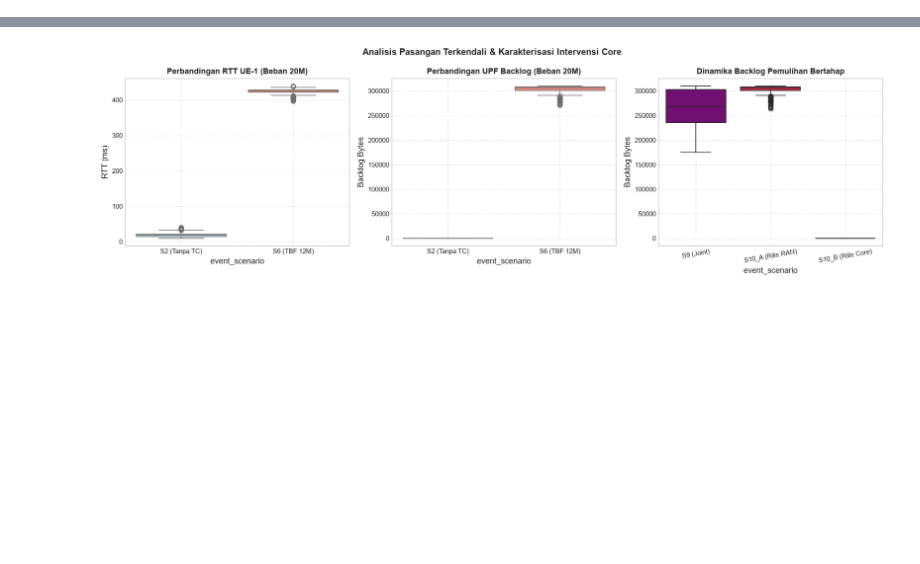
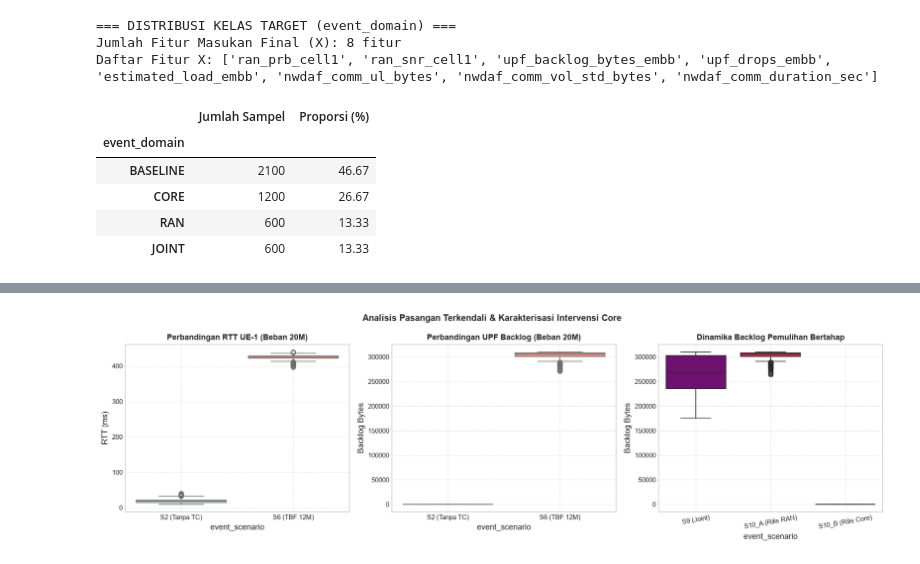
Before and after one commit to IdhulRahman/Thesis, a Jupyter notebook: experiments/01_telemetry_eda.ipynb, the cells around one changed output, grey strips where cells are left out. Saved outputs shown, nothing was run; the diff lists cells and outputs as text; code cells hidden in the pictures; blank space fills up the shorter version.

```diff
--- a/experiments/01_telemetry_eda.ipynb
+++ b/experiments/01_telemetry_eda.ipynb
@@ -202,0 +174,37 @@ Sesuai arahan pengamat, kita tidak boleh menyambungkan batas run seolah-olah ter
+# %%
+# 1. Rekayasa fitur turunan
+df['upf_backlog_kb'] = df['upf_backlog_bytes_embb'] / 1024.0
+df['ran_prb_pct'] = df['ran_prb_cell1'].clip(0.0, 100.0)
+
+# 2. Pemetaan distribusi kelas target domain
+target_dist = df['event_domain'].value_counts()
+target_pct = df['event_domain'].value_counts(normalize=True) * 100.0
+df_class_dist = pd.DataFrame({
+    'Jumlah Sampel': target_dist,
+    'Proporsi (%)': target_pct.round(2)
+})
+print('=== DISTRIBUSI KELAS TARGET (event_domain) ===')
+display(df_class_dist)
+
+# 3. Demarkasi fitur prediktor (X) vs Target (y)
+FEATURE_COLS_FINAL = [
+    # Radio Domain
+    'ran_prb_cell1', 'ran_snr_cell1',
+    # Core UPF Host OAM Domain
+    'upf_backlog_bytes_embb', 'upf_drops_embb', 'estimated_load_embb',
+    # Core 3GPP NWDAF AnLF Domain
+    'nwdaf_comm_ul_bytes', 'nwdaf_comm_vol_std_bytes', 'nwdaf_comm_duration_sec'
+]
+
+print(f'Jumlah Fitur Masukan Final (X): {len(FEATURE_COLS_FINAL)} fitur')
+print('Daftar Fitur X:', FEATURE_COLS_FINAL)
+# %% [output]
+=== DISTRIBUSI KELAS TARGET (event_domain) ===
+Jumlah Fitur Masukan Final (X): 8 fitur
+Daftar Fitur X: ['ran_prb_cell1', 'ran_snr_cell1', 'upf_backlog_bytes_embb', 'upf_drops_embb', 'estimated_load_embb', 'nwdaf_comm_ul_bytes', 'nwdaf_comm_vol_std_bytes', 'nwdaf_comm_duration_sec']
+|  | Jumlah Sampel | Proporsi (%) |
+| event_domain |  |  |
+| BASELINE | 2100 | 46.67 |
+| CORE | 1200 | 26.67 |
+| RAN | 600 | 13.33 |
+| JOINT | 600 | 13.33 |
```
Also changed, not shown: parts of 25 cells of this notebook.
